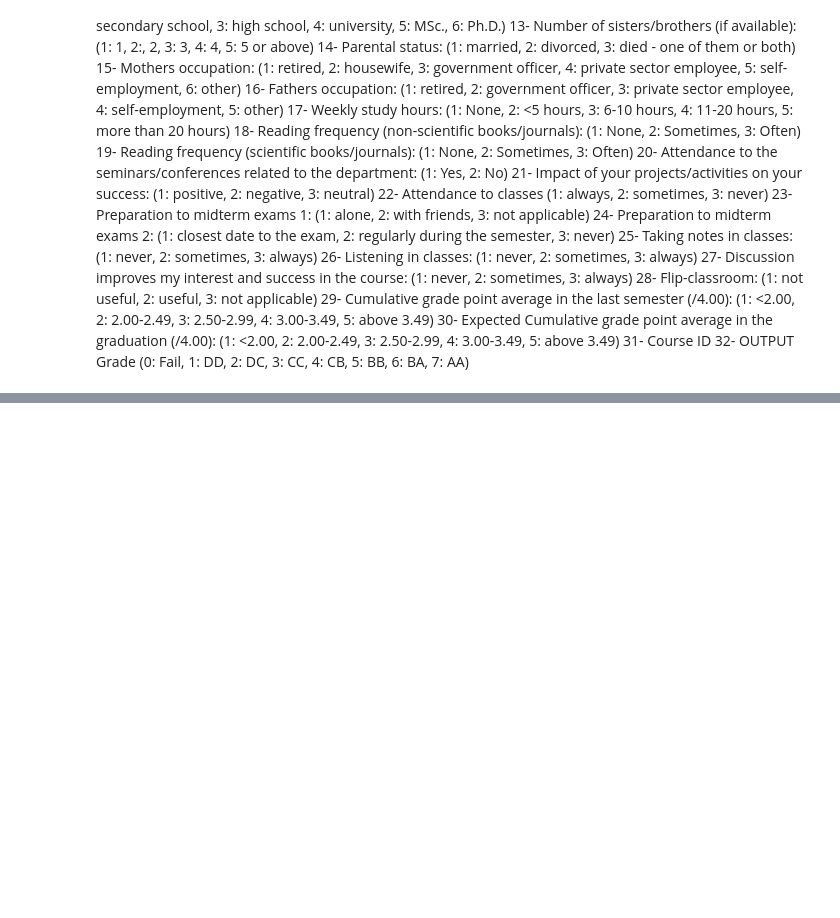
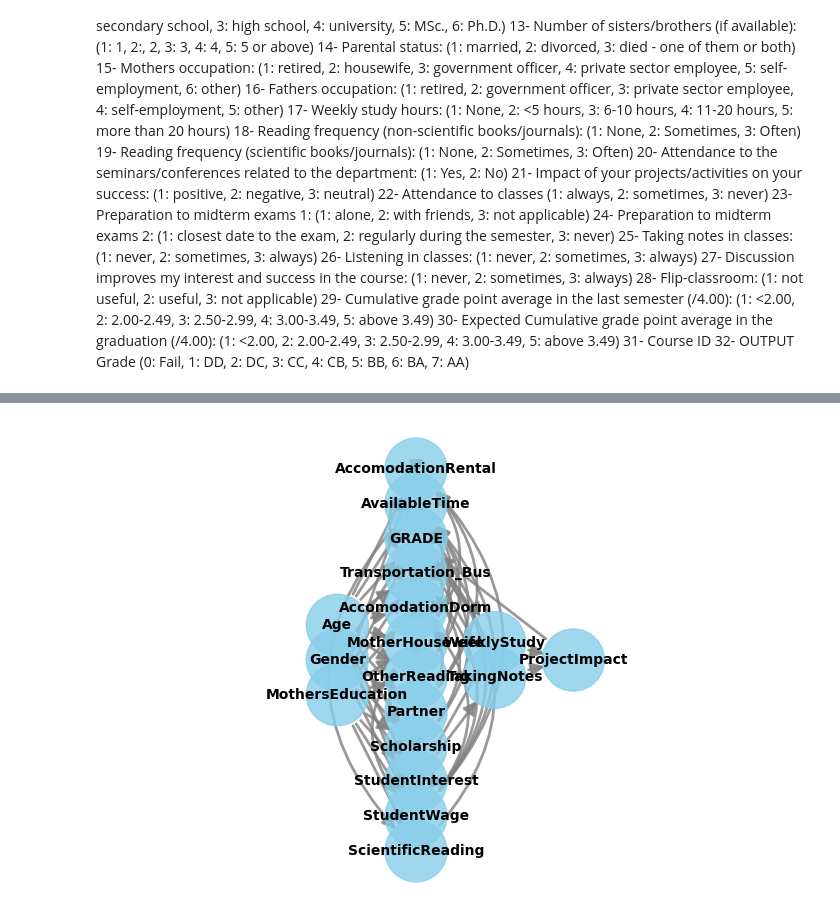
Before and after one commit to milooranm/TraditionalvsCausalAnalytics, a Jupyter notebook: Causal inference for features.ipynb, the cells around one changed output, grey strips where cells are left out. Cells and saved outputs as stored; diff of their text form; code cells hidden in the pictures; blank space fills up the shorter version.

```diff
--- a/Causal inference for features.ipynb
+++ b/Causal inference for features.ipynb
@@ -50,0 +324,3 @@ the causal model here will need to designed based on domain knowledge and the re
+# %%
+df4 = df4.rename(columns=feature_names)
+df4.head()
@@ -50,0 +334,11 @@ the causal model here will need to designed based on domain knowledge and the re
+# %%
+# With DOT string
+model4=CausalModel(
+        data = df4,
+        treatment='WeeklyStudy',
+        outcome='GRADE',
+        graph=Graph
+        )
+model4.view_model()
+# %% [output]
+[figure, added]
```
Also changed, not shown: parts of 36 cells of this notebook.
